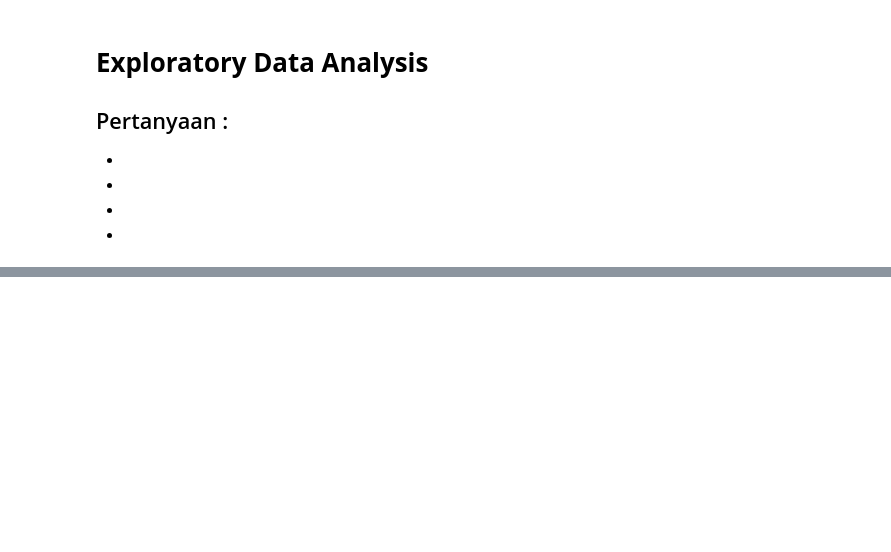
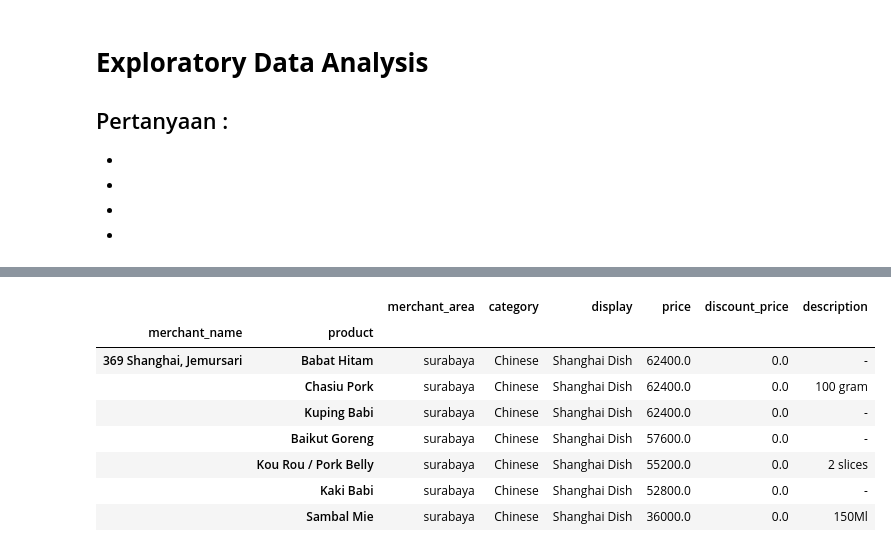
Before and after one commit to Edy-Mochamad/project-analyst-gofood, a Jupyter notebook: notebook.ipynb, the cells around one changed output, grey strips where cells are left out. Cells and saved outputs as stored; diff of their text form; code cells hidden in the pictures; blank space fills up the shorter version.

```diff
--- a/notebook.ipynb
+++ b/notebook.ipynb
@@ -168,0 +200,15 @@ Pertanyaan :
+# %%
+gf_merchant_name = gf[gf['merchant_name'].str.contains('369 Shanghai, Jemursari')]
+
+gf_3 = gf_merchant_name[gf_merchant_name['display'].str.contains('Shanghai Dish')]
+gf_3.groupby(['merchant_name', 'product']).sum().sort_values(by = 'price', ascending = False)
+# %% [output]
+|  |  | merchant_area | category | display | price | discount_price | description |
+| merchant_name | product |  |  |  |  |  |  |
+| 369 Shanghai, Jemursari | Babat Hitam | surabaya | Chinese | Shanghai Dish | 62400.0 | 0.0 | - |
+|  | Chasiu Pork | surabaya | Chinese | Shanghai Dish | 62400.0 | 0.0 | 100 gram |
+|  | Kuping Babi | surabaya | Chinese | Shanghai Dish | 62400.0 | 0.0 | - |
+|  | Baikut Goreng | surabaya | Chinese | Shanghai Dish | 57600.0 | 0.0 | - |
+|  | Kou Rou / Pork Belly | surabaya | Chinese | Shanghai Dish | 55200.0 | 0.0 | 2 slices |
+|  | Kaki Babi | surabaya | Chinese | Shanghai Dish | 52800.0 | 0.0 | - |
+|  | Sambal Mie | surabaya | Chinese | Shanghai Dish | 36000.0 | 0.0 | 150Ml |
```
Also changed, not shown: parts of 3 cells of this notebook.
